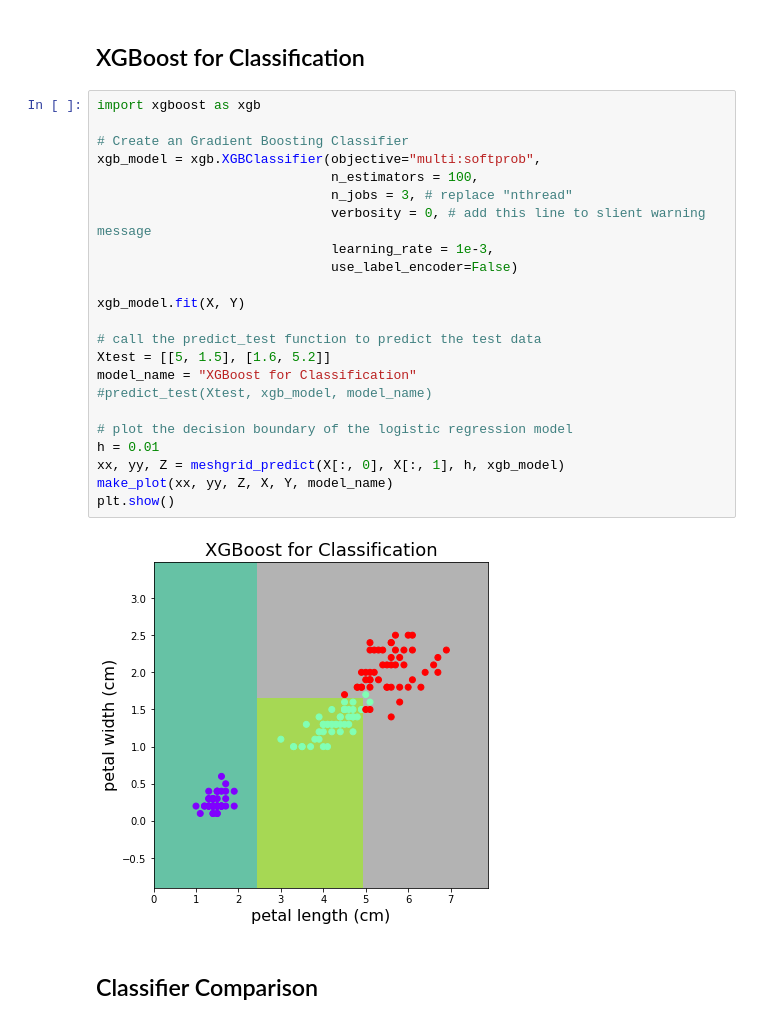
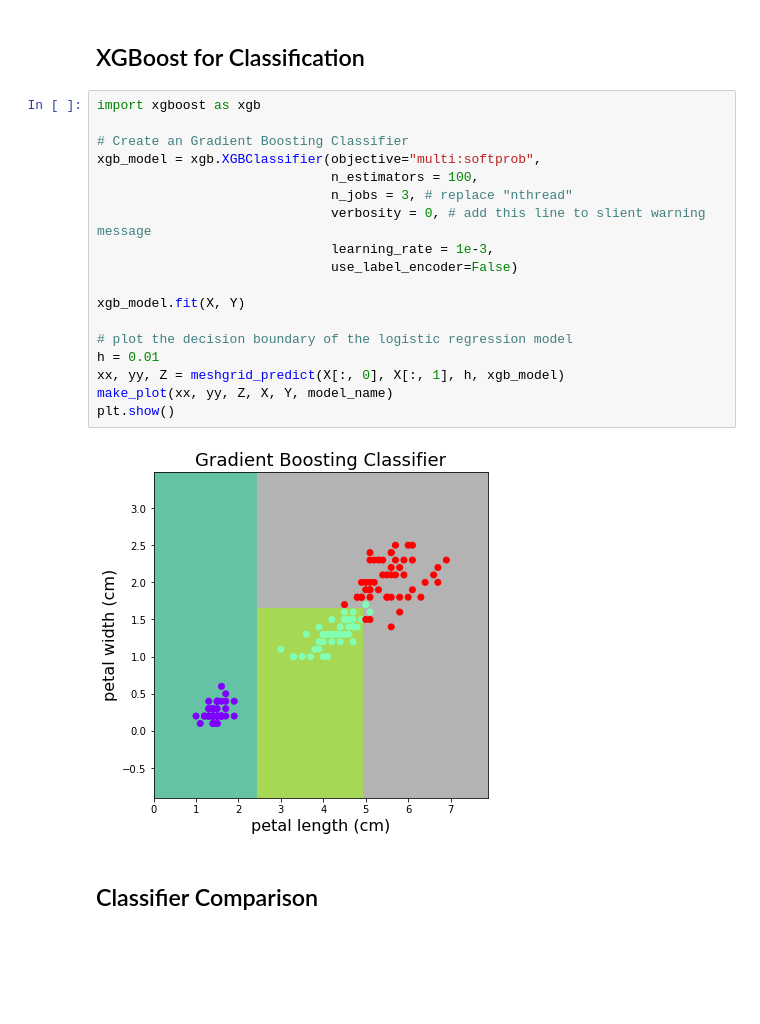
Before and after one commit to PEESEgroup/SysEn6880, a Jupyter notebook: Classification.ipynb, the cells around one changed output. Drawn from its saved outputs; the diff is of its cells as text; blank space fills up the shorter version.

```diff
--- a/Classification.ipynb
+++ b/Classification.ipynb
@@ -473,28 +473,23 @@ Category 2: 0.9930
 # %%
 import xgboost as xgb
 
 # Create an Gradient Boosting Classifier
 xgb_model = xgb.XGBClassifier(objective="multi:softprob",
                               n_estimators = 100,
                               n_jobs = 3, # replace "nthread"
                               verbosity = 0, # add this line to slient warning message
                               learning_rate = 1e-3,
                               use_label_encoder=False)
 
 xgb_model.fit(X, Y)
 
-# call the predict_test function to predict the test data
-Xtest = [[5, 1.5], [1.6, 5.2]]
-model_name = "XGBoost for Classification"
-#predict_test(Xtest, xgb_model, model_name)
-
 # plot the decision boundary of the logistic regression model
 h = 0.01
 xx, yy, Z = meshgrid_predict(X[:, 0], X[:, 1], h, xgb_model)
 make_plot(xx, yy, Z, X, Y, model_name)
 plt.show()
 # %% [output]
-[figure, old version]
+[figure, new version]
 # %% [markdown]
 ## Classifier Comparison
 # %%
```
Also changed, not shown: parts of 4 cells of this notebook, 1 other file.
